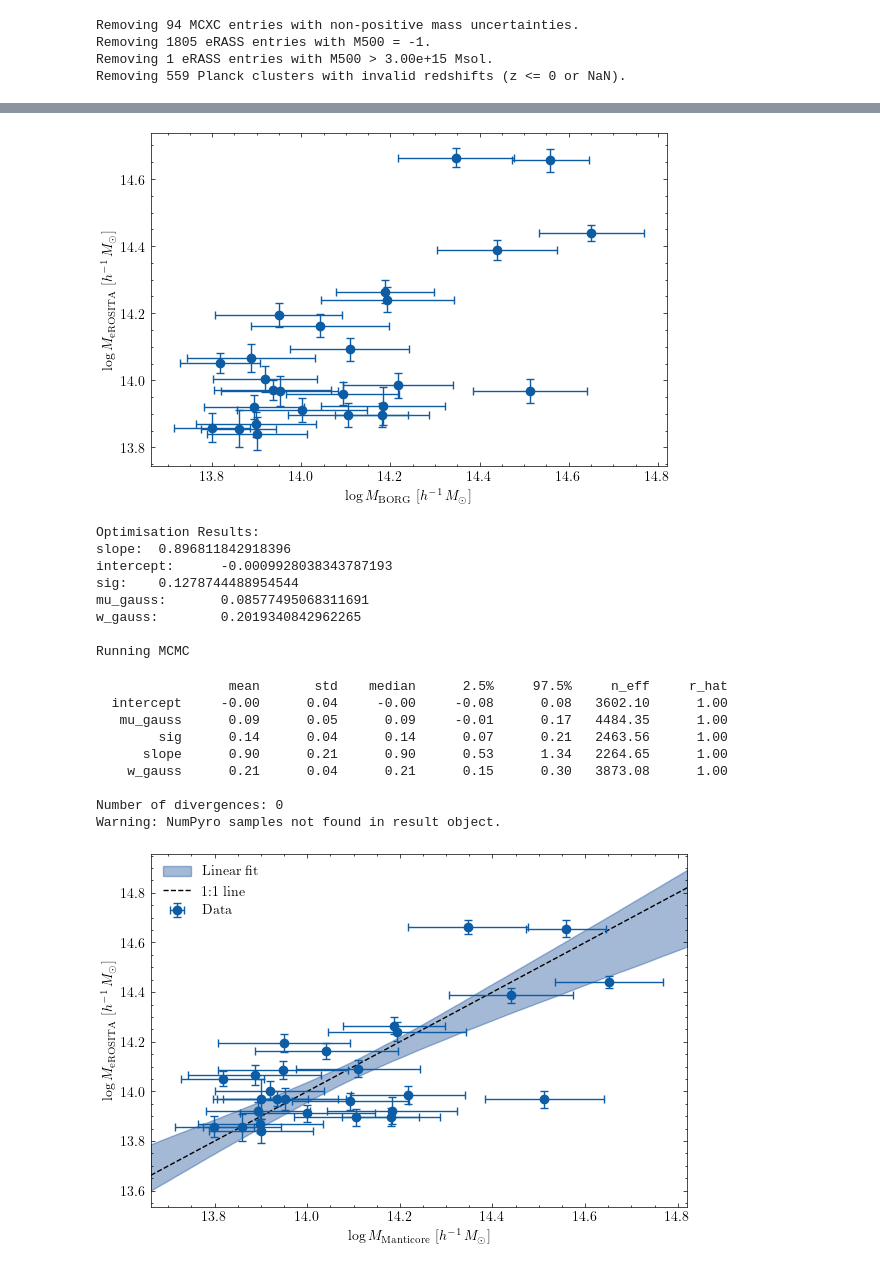
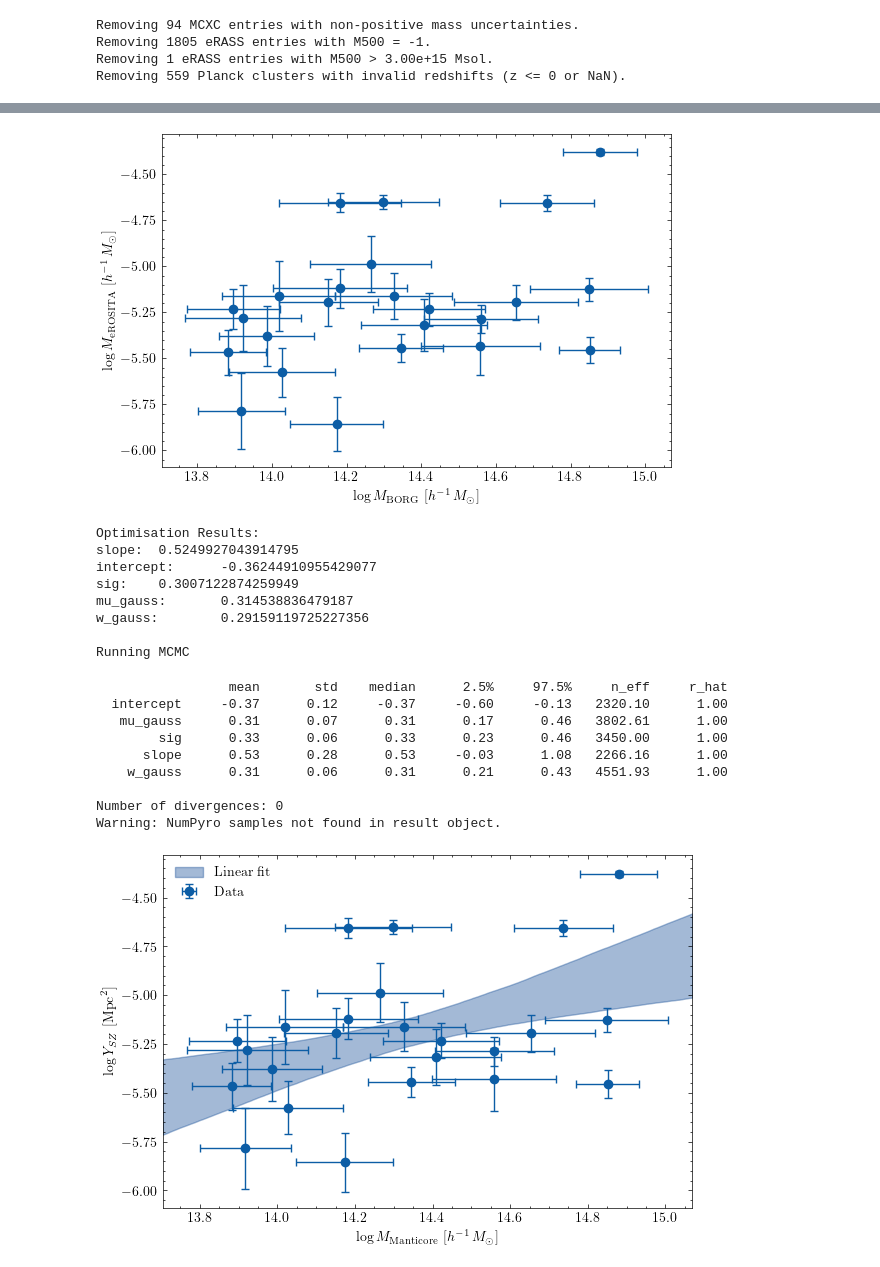
Before and after one commit to Richard-Sti/CMBOlympics, a Jupyter notebook: notebooks/comparison_scaling.ipynb, the cells around one changed output, grey strips where cells are left out. Cells and saved outputs as stored; diff of their text form; code cells hidden in the pictures.

```diff
--- a/notebooks/comparison_scaling.ipynb
+++ b/notebooks/comparison_scaling.ipynb
@@ -22,5 +25,5 @@ Removing 1805 eRASS entries with M500 = -1.
 Removing 1 eRASS entries with M500 > 3.00e+15 Msol.
 Removing 559 Planck clusters with invalid redshifts (z <= 0 or NaN).
 # %%
-associations = cmbo.utils.load_associations("manticore", cfg)
+associations = cmbo.utils.load_associations("csiborg1", cfg)
 # %% [output]
@@ -29,14 +32,23 @@ Identified 355 halo associations.
 Halo signal datasets were not found in run_suite output.
 # %%
-# catalogue_matched, assoc_matched, pvals, distances, nmatched, ntot = cmbo.match.match_planck_catalog_to_associations(
-    # data_tSZ, associations, match_threshold=0.05, mass_preference_threshold=0.01, use_median_mass=True, z_max=0.045)
+match_kwargs = {
+    "match_threshold": 0.05,
+    "mass_preference_threshold": 0.01,
+    "use_median_mass": True,
+    "z_max": 0.045,
+    "matching_method": "classical",
+    "max_angular_sep": 120,
+    "max_delta_cz": 1000,
+}
+
+catalogue_matched, assoc_matched, pvals, distances, nmatched, ntot = cmbo.match.match_planck_catalog_to_associations(
+    data_tSZ, associations, **match_kwargs)
 
 # catalogue_matched, assoc_matched, pvals, distances, nmatched, ntot = cmbo.match.match_mcxc_catalog_to_associations(
-    # data_MCXC, associations, match_threshold=0.05, mass_preference_threshold=0.01, use_median_mass=True, z_max=0.045)
+#   data_MCXC, associations, **match_kwargs)
 
-catalogue_matched, assoc_matched, pvals, distances, nmatched, ntot = cmbo.match.match_erass_catalog_to_associations(
-    data_eRASS, associations, match_threshold=0.05, mass_preference_threshold=None,
-    use_median_mass=True, z_max=0.045, m500_min=1e14, matching_method="hungarian")
+# catalogue_matched, assoc_matched, pvals, distances, nmatched, ntot = cmbo.match.match_erass_catalog_to_associations(
+    # data_eRASS, associations, **match_kwargs)
 
 
 mu = assoc_matched.mean_log_mass
@@ -67,14 +62,14 @@ plt.figure(figsize=(6, 4))
 x = np.array(mu)
 xerr = std
 
-y = np.log10(catalogue_matched["M500"] * 0.68)
-yerr = catalogue_matched["eM500"] / (catalogue_matched["M500"] * np.log(10))
+# y = np.log10(catalogue_matched["M500"] * 0.68)
+# yerr = catalogue_matched["eM500"] / (catalogue_matched["M500"] * np.log(10))
 
 # y = np.log10(catalogue_matched["L500"] * 0.68)
 # yerr = catalogue_matched["eL500"] / (catalogue_matched["L500"] * np.log(10))
 
-# y = np.log10(catalogue_matched["Y500_scaled"])
-# yerr = catalogue_matched["eY500_scaled"] / (catalogue_matched["Y500_scaled"] * np.log(10))
+y = np.log10(catalogue_matched["Y500_scaled"])
+yerr = catalogue_matched["eY500_scaled"] / (catalogue_matched["Y500_scaled"] * np.log(10))
 
 
 # y = np.log10(catalogue_matched['y5r500'])
@@ -94,39 +89,40 @@ plt.tight_layout()
 # plt.savefig("/Users/rstiskalek/Downloads/mass_comparison_erass.png", dpi=450)
 plt.show()
 # %% [output]
-[figure, old version]
+[figure, new version]
 # %%
 fitter = cmbo.utils.LinearRoxyFitter()
-res = fitter.fit(x, y, xerr, yerr, method="mnr", x_pivot=14., y_pivot=14.)
+res = fitter.fit(x, y, xerr, yerr, method="mnr", x_pivot=14., y_pivot=-5.)
 fitter.print_summary()
 # %% [output]
 Optimisation Results:
-slope:  0.896811842918396
-intercept:      -0.0009928038343787193
-sig:    0.1278744488954544
-mu_gauss:       0.08577495068311691
-w_gauss:        0.2019340842962265
+slope:  0.5249927043914795
+intercept:      -0.36244910955429077
+sig:    0.3007122874259949
+mu_gauss:       0.314538836479187
+w_gauss:        0.29159119725227356
 
 Running MCMC
                  mean       std    median      2.5%     97.5%     n_eff     r_hat
-  intercept     -0.00      0.04     -0.00     -0.08      0.08   3602.10      1.00
-   mu_gauss      0.09      0.05      0.09     -0.01      0.17   4484.35      1.00
-        sig      0.14      0.04      0.14      0.07      0.21   2463.56      1.00
-      slope      0.90      0.21      0.90      0.53      1.34   2264.65      1.00
-    w_gauss      0.21      0.04      0.21      0.15      0.30   3873.08      1.00
+  intercept     -0.37      0.12     -0.37     -0.60     -0.13   2320.10      1.00
+   mu_gauss      0.31      0.07      0.31      0.17      0.46   3802.61      1.00
+        sig      0.33      0.06      0.33      0.23      0.46   3450.00      1.00
+      slope      0.53      0.28      0.53     -0.03      1.08   2266.16      1.00
+    w_gauss      0.31      0.06      0.31      0.21      0.43   4551.93      1.00
 
 Number of divergences: 0
 Warning: NumPyro samples not found in result object.
 # %%
-fig, ax = fitter.plot_fit(x, y, xerr, yerr, add_one_to_one=True)
+fig, ax = fitter.plot_fit(x, y, xerr, yerr, add_one_to_one=False)
 
 ax.set_xlabel(r'$\log M_{\rm Manticore} ~ [h^{-1}\,M_\odot]$')
-ax.set_ylabel(r'$\log M_{\rm eROSITA} ~ [h^{-1}\,M_\odot]$')
+# ax.set_ylabel(r'$\log M_{\rm eROSITA} ~ [h^{-1}\,M_\odot]$')
+ax.set_ylabel(r'$\log Y_{SZ} ~ [\mathrm{Mpc}^2]$')
 
-# fig.savefig("/Users/rstiskalek/Downloads/mass_relation_manticore_erass.png", dpi=450, bbox_inches='tight') )
+fig.savefig("/Users/rstiskalek/Downloads/scatter.png", dpi=450, bbox_inches='tight')
 display(fig)
 # %% [output]
-[figure, old version]
+[figure, new version]
 # %%
 cmbo.utils.correlation_with_errors(x, y, xerr, yerr, n_samples=10000, verbose=True)
 # %% [output]
```
Also changed, not shown: parts of 6 cells of this notebook.
